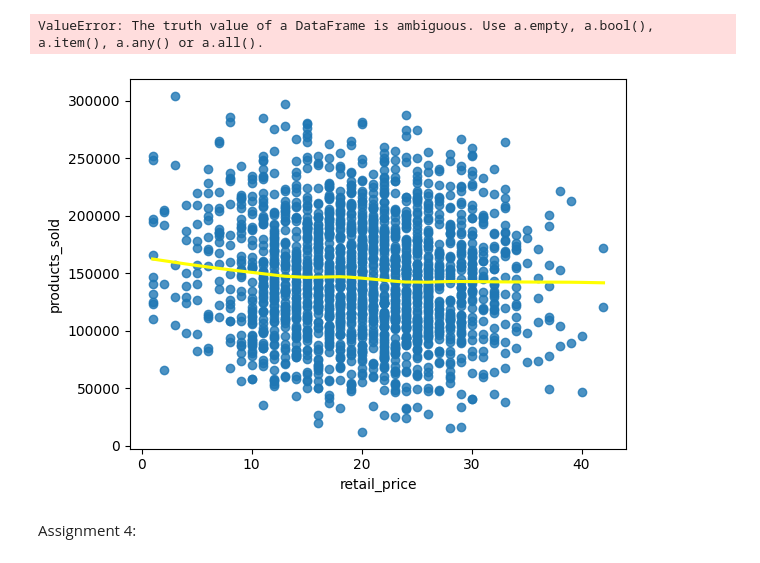
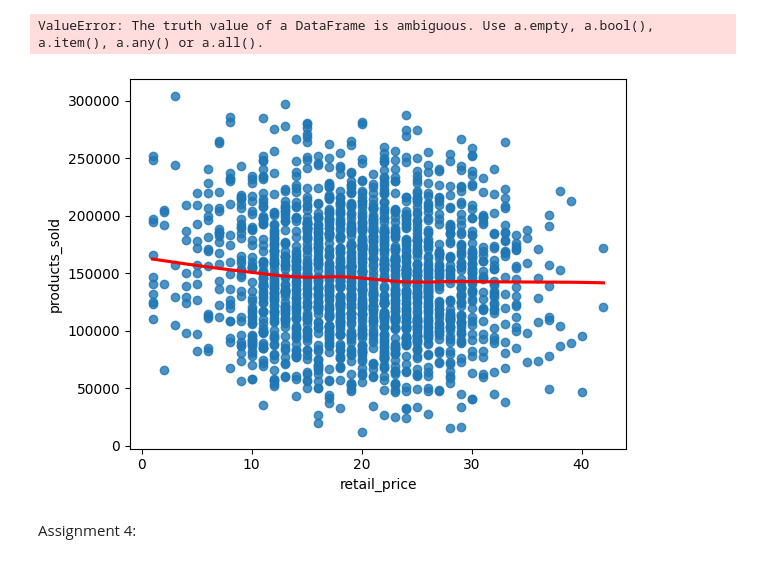
Before and after one commit to Kianvnh/TEST, a Jupyter notebook: Datamodelling/Final Assignment/Final Assignment.ipynb, the cells around one changed output. Drawn from its saved outputs; the diff is of its cells as text; code cells hidden in the pictures.

```diff
--- a/Datamodelling/Final Assignment/Final Assignment.ipynb
+++ b/Datamodelling/Final Assignment/Final Assignment.ipynb
@@ -171,9 +168,9 @@ ValueError: The truth value of a DataFrame is ambiguous. Use a.empty, a.bool(),
 # %%
 y = df['products_sold']
 x = df['retail_price']
-lowessplot = sns.regplot(x = x, y = y, lowess = True, line_kws={"color":"yellow"} )
-plt.show(lowessplot)
+lowessplot = sns.regplot(x = x, y = y, lowess = True, line_kws={"color":"red"} )
+plt.show(lowessplot) #i have tried many different variables vs eachother here but most of them dont show anything special
 # %% [output]
-[figure, old version]
+[figure, new version]
 # %% [markdown]
 Assignment 4:
```
Also changed, not shown: parts of 5 cells of this notebook, 1 other file.
